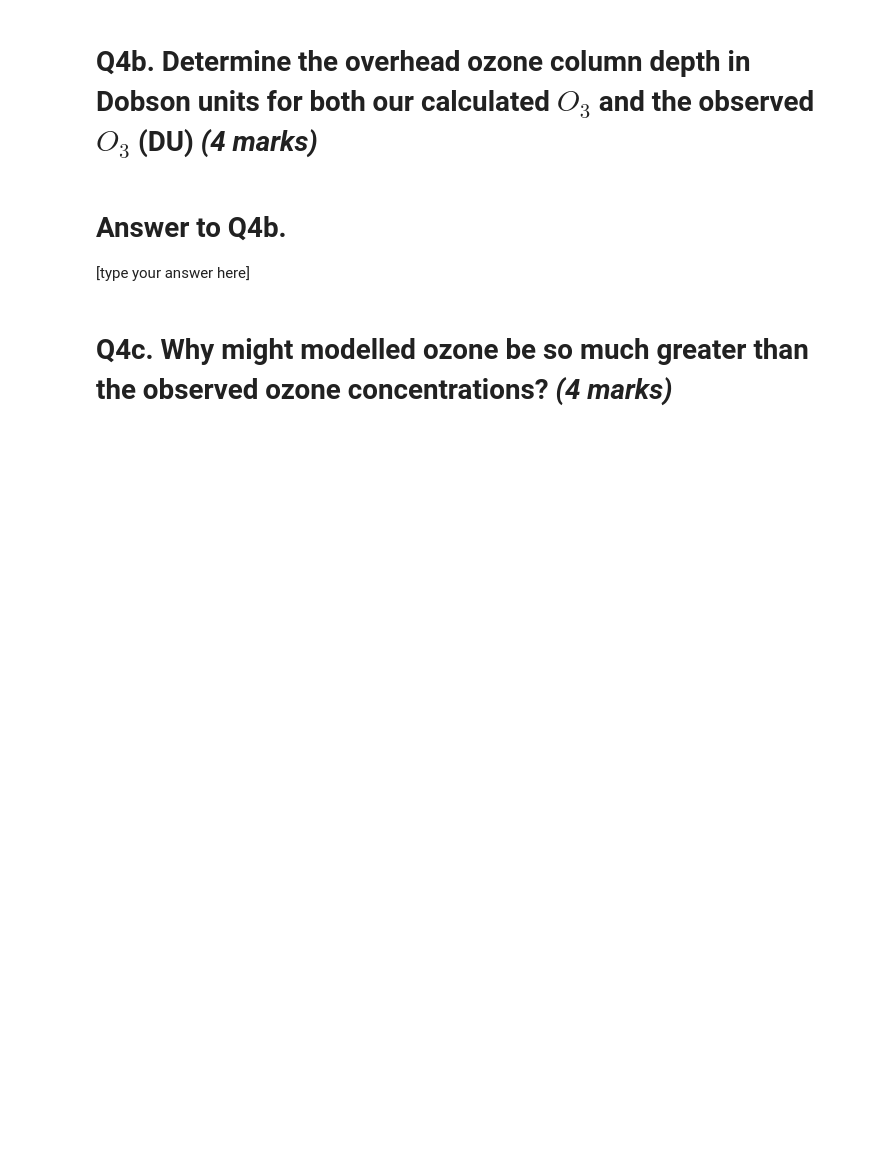
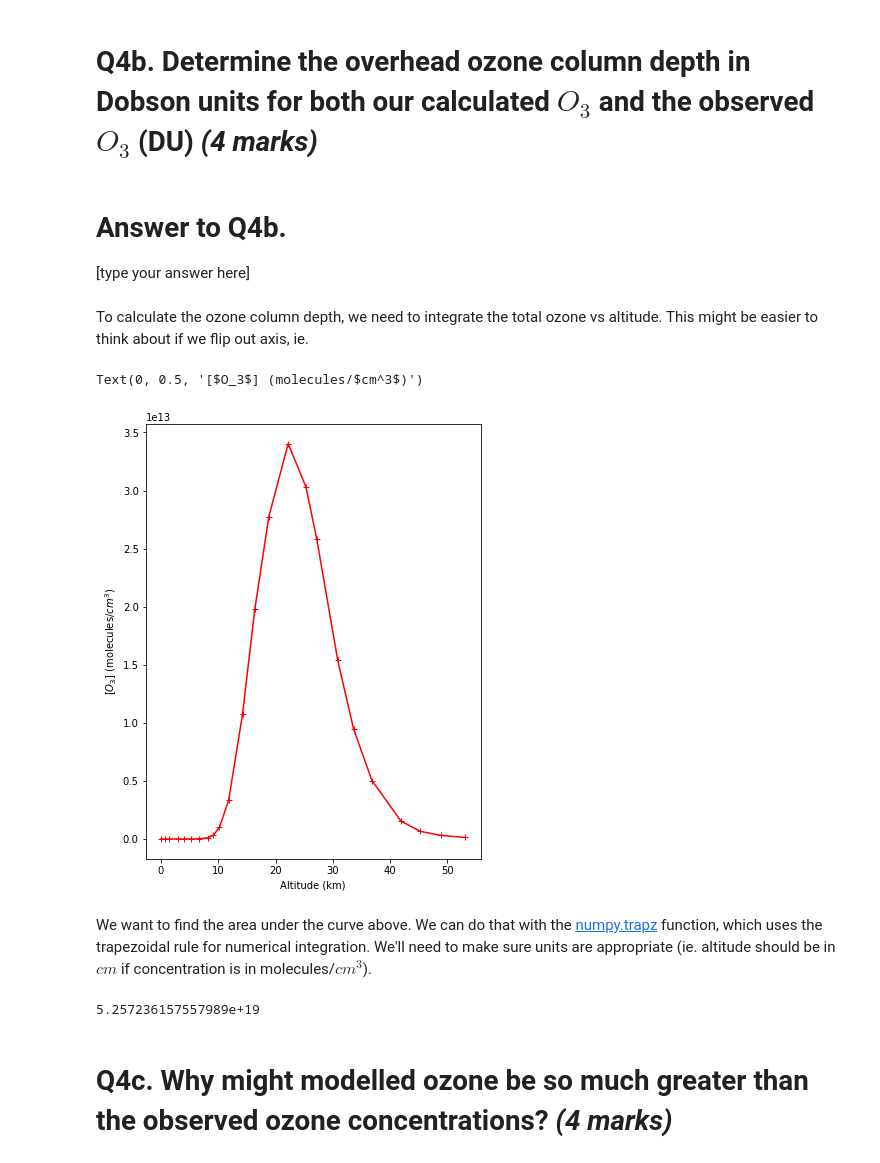
Before and after one commit to sckavassalis/CHM210_2019, a Jupyter notebook: CHM210_A1_StratosphericChemistry.ipynb, the cells around one changed output. Saved outputs shown, nothing was run; the diff lists cells and outputs as text; code cells hidden in the pictures; blank space fills up the shorter version.

```diff
--- a/CHM210_A1_StratosphericChemistry.ipynb
+++ b/CHM210_A1_StratosphericChemistry.ipynb
@@ -330,6 +330,24 @@ O3p.set_ylim((1000, 1))
 # Answer to Q4b.
 
 [type your answer here]
+# %% [markdown]
+To calculate the ozone column depth, we need to integrate the total ozone vs altitude. This might be easier to think about if we flip out axis, ie.
+# %%
+fig6 = plt.figure(figsize=(6, 8))
+O3p = fig6.add_subplot(111)
+O3p.plot(Altitude, O3, 'r+-', label='Observed Ozone')
+O3p.set_xlabel('Altitude (km)')
+O3p.set_ylabel('[$O_3$] (molecules/$cm^3$)')
+# %% [output]
+Text(0, 0.5, '[$O_3$] (molecules/$cm^3$)')
+[figure, added]
+# %% [markdown]
+We want to find the area under the curve above. We can do that with the <a href="https://docs.scipy.org/doc/numpy/reference/generated/numpy.trapz.html">numpy.trapz</a> function, which uses the trapezoidal rule for numerical integration. We'll need to make sure units are appropriate (ie. altitude should be in $cm$ if concentration is in molecules/$cm^3$).
+# %%
+Altitudecm = [Altitude[z]*1e5 for z in range(0,len(Pressure))]
+np.trapz(O3, x=Altitudecm)
+# %% [output]
+5.257236157557989e+19
 # %% [markdown]
 # Q4c. Why might modelled ozone be so much greater than the observed ozone concentrations? <i>(4 marks)</i>
 # %% [markdown]
```
